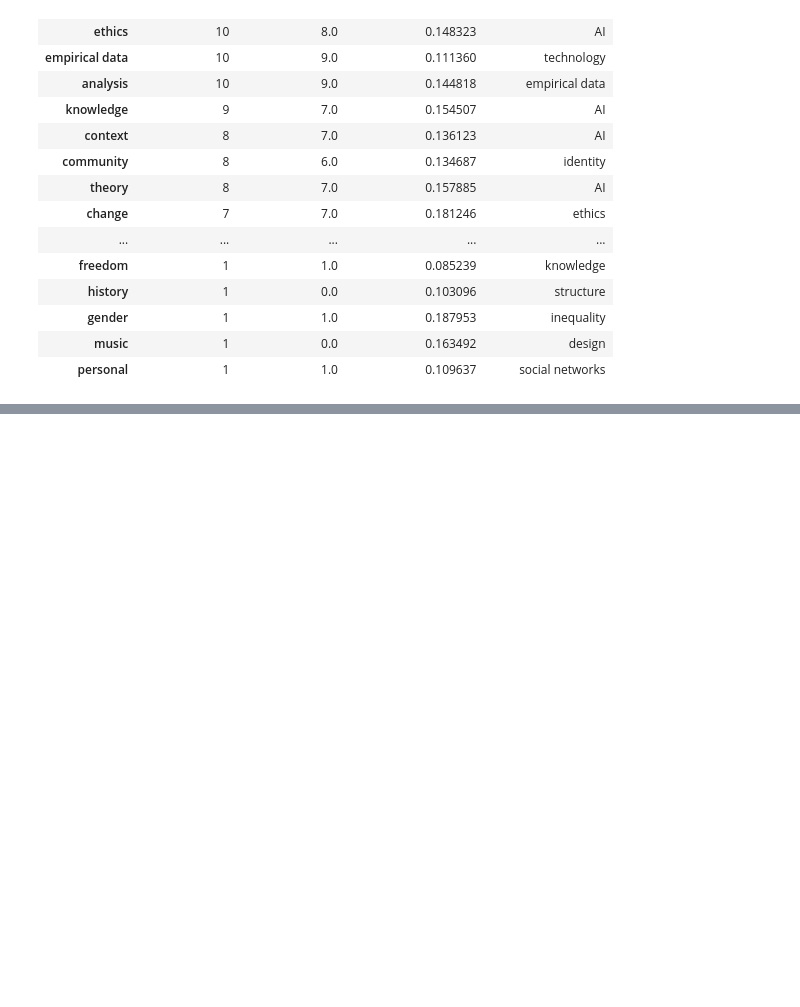
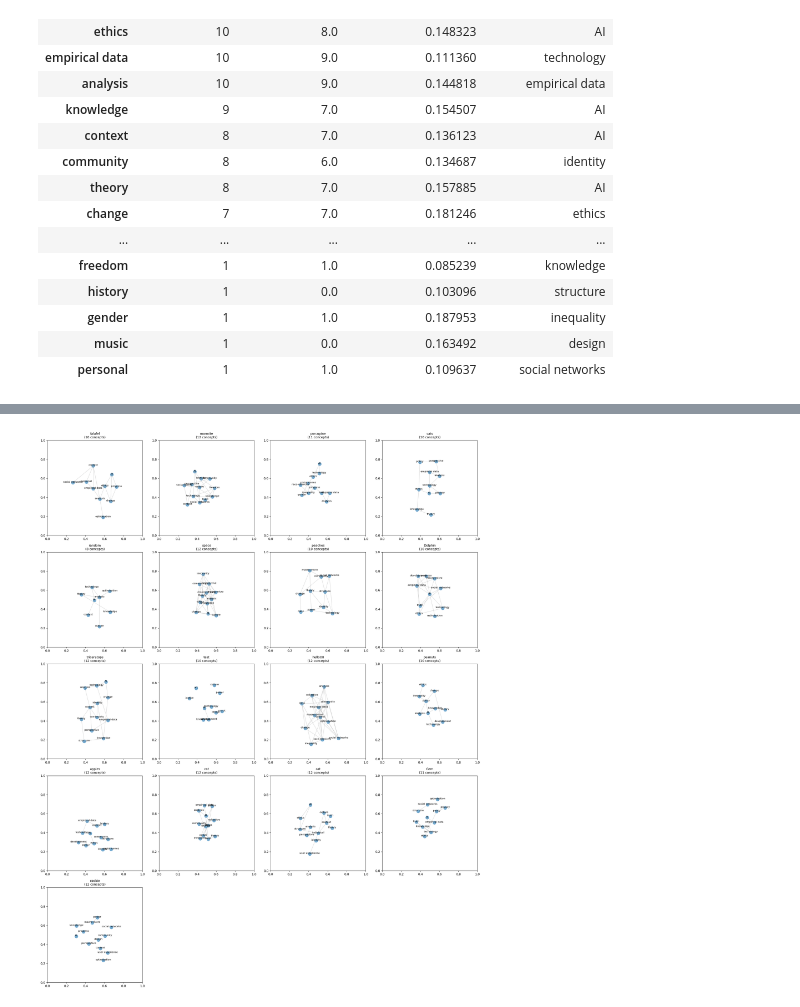
Before and after one commit to isaacbacker/GroupPres_SDS, a Jupyter notebook: Notebooks/network_analysis_group_project.ipynb, the cells around one changed output, grey strips where cells are left out. Saved outputs shown, nothing was run; the diff lists cells and outputs as text; code cells hidden in the pictures; blank space fills up the shorter version.

Commit message:
Add visualization of individual networks

```diff
--- a/Notebooks/network_analysis_group_project.ipynb
+++ b/Notebooks/network_analysis_group_project.ipynb
@@ -345,0 +348,79 @@ merged_df
+# %%
+import matplotlib.pyplot as plt
+
+# Get unique session IDs
+session_ids = df_alters['session_id'].unique()
+
+# Calculate grid dimensions
+n_sessions = len(session_ids)
+n_cols = 4
+n_rows = (n_sessions + n_cols - 1) // n_cols
+
+# Create figure with subplots
+fig, axes = plt.subplots(n_rows, n_cols, figsize=(20, 5*n_rows))
+axes = axes.flatten()
+
+# Plot each individual network
+for idx, session in enumerate(session_ids):
+    ax = axes[idx]
+
+    # Filter data for this session
+    session_data = df_alters[df_alters['session_id'] == session]
+
+    # Get the secret word for the title
+    secret_word = session_data['secret_word'].iloc[0]
+
+    # Plot nodes
+    ax.scatter(session_data['user_layout_x'],
+              session_data['user_layout_y'],
+              s=100, alpha=0.6)
+
+    # Add labels for each concept
+    for _, row in session_data.iterrows():
+        ax.annotate(row['name'],
+                   (row['user_layout_x'], row['user_layout_y']),
+                   fontsize=8, ha='center')
+
+    # Try to plot edges if available
+    try:
+        # Find the corresponding edge file
+        edge_file_path = None
+        for edge_info in edge_list:
+            if edge_info['key'] == session:
+                edge_file_path = edge_info['path']
+                break
+
+        if edge_file_path and edge_file_path.exists():
+            edge_df = pd.read_csv(edge_file_path)
+
+            # Create mapping from UUID to coordinates
+            uuid_to_coords = dict(zip(session_data['networkCanvasUUID'],
+                                     zip(session_data['user_layout_x'],
+                                         session_data['user_layout_y'])))
+
+            # Draw edges
+            for _, edge in edge_df.iterrows():
+                source_uuid = edge['networkCanvasSourceUUID']
+                target_uuid = edge['networkCanvasTargetUUID']
+
+                if source_uuid in uuid_to_coords and target_uuid in uuid_to_coords:
+                    x_coords = [uuid_to_coords[source_uuid][0], uuid_to_coords[target_uuid][0]]
+                    y_coords = [uuid_to_coords[source_uuid][1], uuid_to_coords[target_uuid][1]]
+                    ax.plot(x_coords, y_coords, 'gray', alpha=0.3, linewidth=1)
+    except:
+        pass
+
+    ax.set_xlim(0, 1)
+    ax.set_ylim(0, 1)
+    ax.set_title(f'{secret_word}\n({len(session_data)} concepts)', fontsize=10)
+    ax.set_aspect('equal')
+
+# Hide empty subplots
+for idx in range(n_sessions, len(axes)):
+    axes[idx].axis('off')
+
+plt.tight_layout()
+plt.savefig('individual_networks.png', dpi=150, bbox_inches='tight')
+plt.show()
+# %% [output]
+[figure, added]
```
Also changed, not shown: parts of 2 cells of this notebook, 1 other file.
